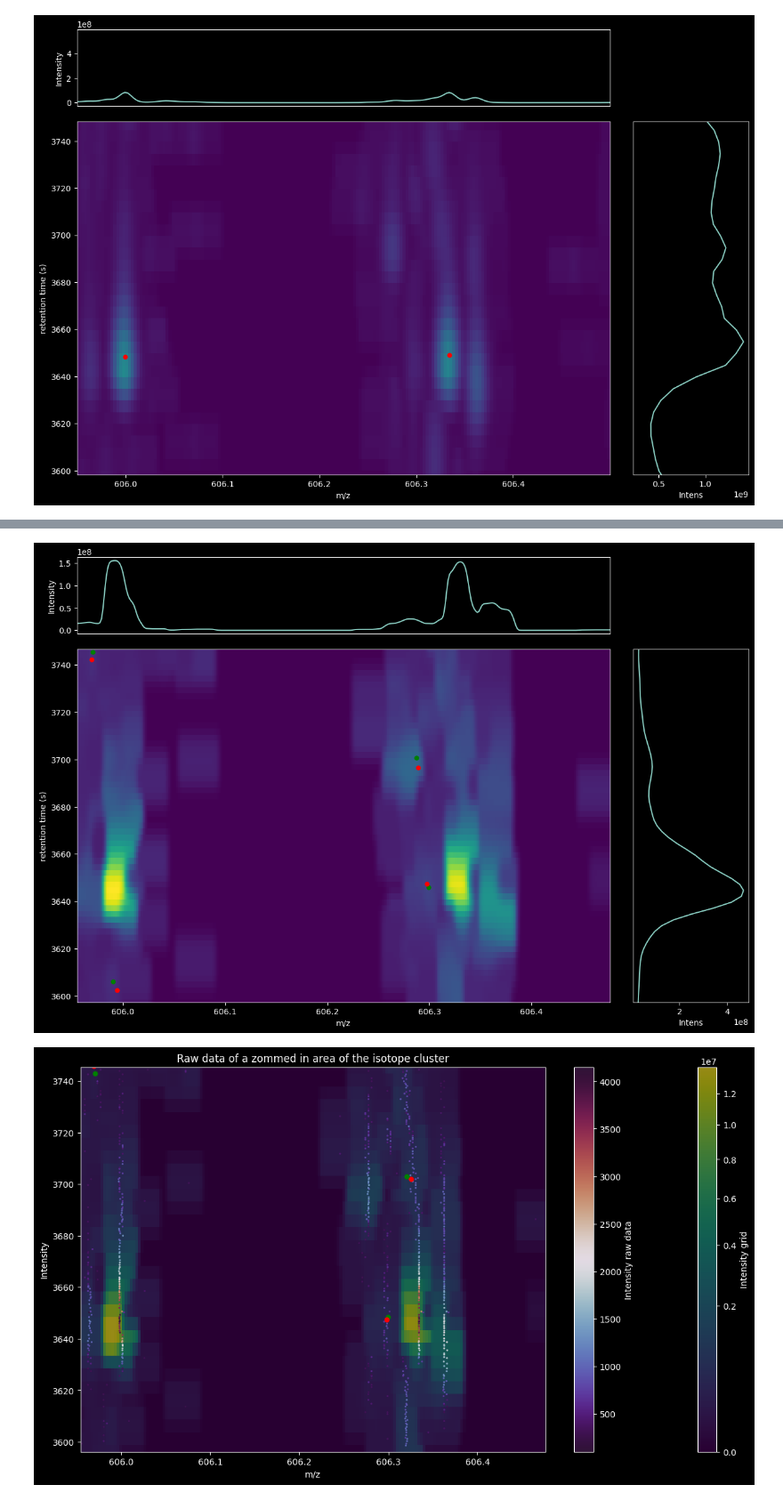
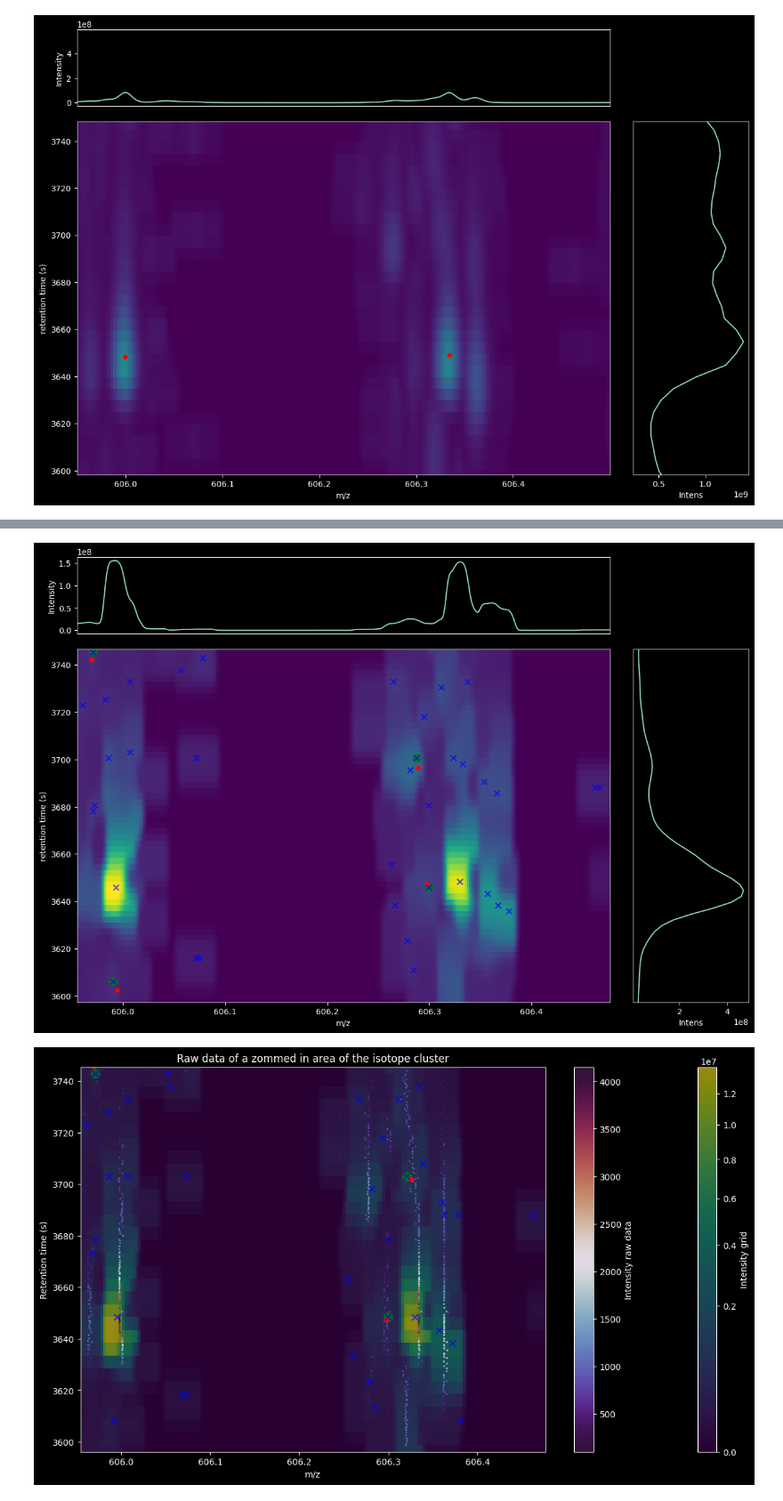
Before and after one commit to PASTAQ-MS/PASTAQ, a Jupyter notebook: examples/pastaqExamples.ipynb, the cells around one changed output, grey strips where cells are left out. Shown at 89% size. Saved outputs shown, nothing was run; the diff lists cells and outputs as text; code cells hidden in the pictures.

Commit message:
Exposing local maxima function in python and visualize local maxima with peak detection in Jupiter notebook. Updateing build for CMake 4.0 version. Adding log function in centroid.

```diff
--- a/examples/pastaqExamples.ipynb
+++ b/examples/pastaqExamples.ipynb
@@ -15,7 +15,7 @@ import matplotlib.pyplot as plt
 from helpers import interpolate_values, find_closest_peak, plot_gaussian, plot_msSpectra, plot_meshPeaks, plot_meshRawPeaks
 
 # file name and location of the example files
-sample_data_dir = '/mnt/e/data/projects/pastaqtesting/testData/' #./data/SmallExampleData_DDA/
+sample_data_dir = '/mnt/f/oldPC_Backup/DDrive/data/projects/2024/pastaqTesting/pastaqTutorial/examples/' #./data/SmallExampleData_DDA/
 exampleFile1 = sample_data_dir + '3_1_extract_3400_4100_590_615.mzML'
 exampleFile2 = sample_data_dir + '3_2_extract_3400_4100_590_615.mzML'
 exampleFile1c = sample_data_dir + '3_1_extract_3400_4100_590_615_c.mzML'
@@ -345,12 +352,15 @@ Detected peaks in the feature:  [24, 29, 53, 150, 369, 1133]
 # Rereading the file with the mz and rt range zoomed to a peak area
 lcmsData1r = pq.read_mzml(input_file = exampleFile1, min_mz = peaks1[peak1Idx].fitted_mz-mzm, max_mz = peaks1[peak1Idx].fitted_mz+mzp, min_rt = peaks1[peak1Idx].fitted_rt-rtm, max_rt = peaks1[peak1Idx].fitted_rt+rtp, instrument_type = 'ORBITRAP', resolution_ms1 = 70000, resolution_msn = 17500, reference_mz = 200, fwhm_rt = avg_fwhm_rt, polarity = '+', ms_level = 1)
 # resampling with 10 sampling points per peak
-grid1r, peaks1r, plot1r, xlim1r, ylim1r, mzVec1r, rtVec1r, mzVecMax1r, rtVecMax1r = [], [], [], [], [], [], [], [], []
+grid1r, peaks1r, localMax1r, plot1r, xlim1r, ylim1r, mzVec1r, rtVec1r, mzVecMax1r, rtVecMax1r = [], [], [], [], [], [], [], [], [], []
 # smoothParam = [[5, 5, 0.4, 0.4], [10, 10, 0.4, 0.4], [15, 15, 0.4, 0.4], [20, 20, 0.4, 0.4], [25, 25, 0.4, 0.4]]
 smoothParam = [[5, 5, 0.4, 0.4], [10, 10, 0.4, 0.4]]
+mzSmoothFactor = 1
+print('Main characteristics of LCMS data:\n', lcmsData1r.dump, '\n')
 
 for i in range(len(smoothParam)):
-    grid1r.append(pq.resample(lcmsData1r, smoothParam[i][0], smoothParam[i][1], smoothParam[i][2], smoothParam[i][3])) #num_samples_mz, num_samples_rt, smoothing_coefficient_mz, smoothing_coefficient_rt
+    grid1r.append(pq.resample(lcmsData1r, smoothParam[i][0], smoothParam[i][1], smoothParam[i][2]*mzSmoothFactor, smoothParam[i][3])) #num_samples_mz, num_samples_rt, smoothing_coefficient_mz, smoothing_coefficient_rt
     peaks1r.append(pq.find_peaks(lcmsData1r, grid1r[i], params['max_peaks']))
-    plot_meshPeaks(grid1r[i], peaks1r[i])
+    localMax1r.append(pq.find_local_maxima(grid1r[i]))
+    plot_meshPeaks(grid1r[i], peaks1r[i], localMax1r[i])
 # %% [output]
@@ -368,7 +389,7 @@ for i in range(0,len(lcmsData1r.scans),1):
 print(len(rawData[0]), len(rawData[1]), len(rawData[2]))
 
 for i in range(len(smoothParam)):
-    plot_meshRawPeaks(grid1r[i], rawData, peaks1r[i])
+    plot_meshRawPeaks(grid1r[i], rawData, peaks1r[i], localMax1r[i])
 # %% [output]
 Retention time of the scan 15 :  3609.7911
 5501 5501 5501
@@ -386,18 +407,19 @@ for i in range(0,len(lcmsData1rc.scans),1):
 print(len(rawDatac[0]), len(rawDatac[1]), len(rawDatac[2]))
 
 # resampling with 10 sampling points per peak
-grid1rc, peaks1rc = [], []
+grid1rc, peaks1rc, localMax1rc = [], [], []
 
 for i in range(len(smoothParam)):
     grid1rc.append(pq.resample(lcmsData1rc, smoothParam[i][0], smoothParam[i][1], smoothParam[i][2], smoothParam[i][3])) #num_samples_mz, num_samples_rt, smoothing_coefficient_mz, smoothing_coefficient_rt
     peaks1rc.append(pq.find_peaks(lcmsData1rc, grid1rc[i], params['max_peaks']))
+    localMax1rc.append(pq.find_local_maxima(grid1rc[i]))
     print(smoothParam)
     print(len(peaks1r[i]), peaks1r[i])
     print(len(peaks1rc[i]), peaks1rc[i])
-    plot_meshPeaks(grid1rc[i], peaks1rc[i])
+    plot_meshPeaks(grid1rc[i], peaks1rc[i], localMax1rc[i])
 
 for i in range(len(smoothParam)):
-    plot_meshRawPeaks(grid1rc[i], rawDatac, peaks1rc[i])
+    plot_meshRawPeaks(grid1rc[i], rawDatac, peaks1rc[i], localMax1rc[i])
 # %% [output]
 718 718 718
 [[5, 5, 0.4, 0.4], [10, 10, 0.4, 0.4]]
@@ -410,2 +432,2 @@ for i in range(len(smoothParam)):
-[figure, old version]
+[figure, new version]
-[figure, old version]
+[figure, new version]
```
Also changed, not shown: parts of 5 cells of this notebook, 6 other files.
